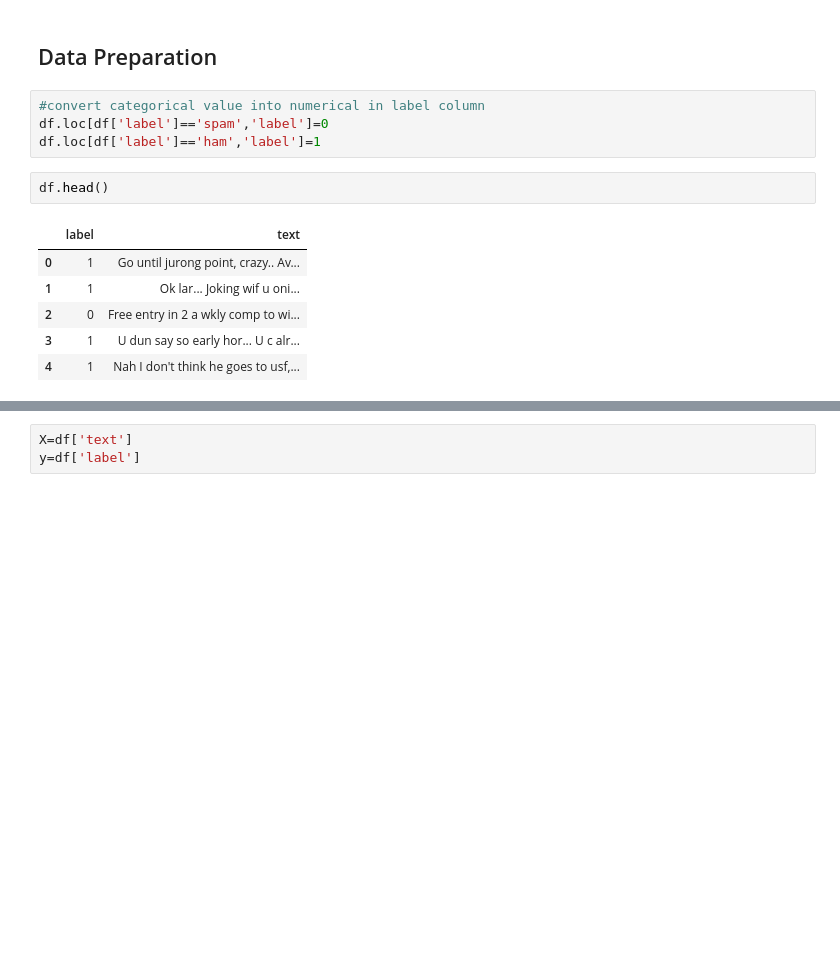
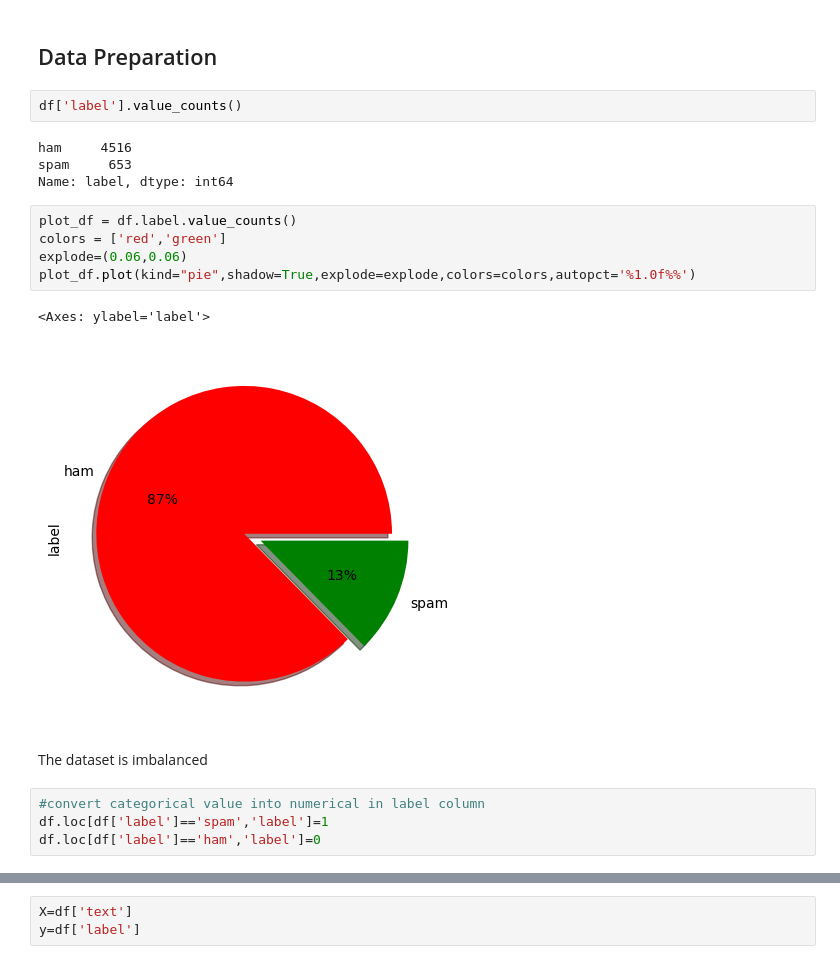
Before and after one commit to anjusukumaran4/OIBSIP, a Jupyter notebook: spam-detection-nlp.ipynb, the cells around one changed output, grey strips where cells are left out. Cells and saved outputs as stored; diff of their text form; blank space fills up the shorter version.

Commit message:
Kaggle Notebook | Spam Detection | NLP | Naive Bayes ➡️ | Version 4

```diff
--- a/spam-detection-nlp.ipynb
+++ b/spam-detection-nlp.ipynb
@@ -87,16 +95,23 @@ text     0
 dtype: int64
 # %% [markdown]
 ## Data Preparation
+# %%
+df['label'].value_counts()
+# %% [output]
+ham     4516
+spam     653
+Name: label, dtype: int64
+# %%
+plot_df = df.label.value_counts()
+colors = ['red','green']
+explode=(0.06,0.06)
+plot_df.plot(kind="pie",shadow=True,explode=explode,colors=colors,autopct='%1.0f%%')
+# %% [output]
+<Axes: ylabel='label'>
+[figure, added]
+# %% [markdown]
+The dataset is imbalanced
 # %%
 #convert categorical value into numerical in label column
-df.loc[df['label']=='spam','label']=0
-df.loc[df['label']=='ham','label']=1
+df.loc[df['label']=='spam','label']=1
+df.loc[df['label']=='ham','label']=0
-# %%
-df.head()
-# %% [output]
-|  | label | text |
-| 0 | 1 | Go until jurong point, crazy.. Av... |
-| 1 | 1 | Ok lar... Joking wif u oni... |
-| 2 | 0 | Free entry in 2 a wkly comp to wi... |
-| 3 | 1 | U dun say so early hor... U c alr... |
-| 4 | 1 | Nah I don't think he goes to usf,... |
```
Also changed, not shown: parts of 13 cells of this notebook.
